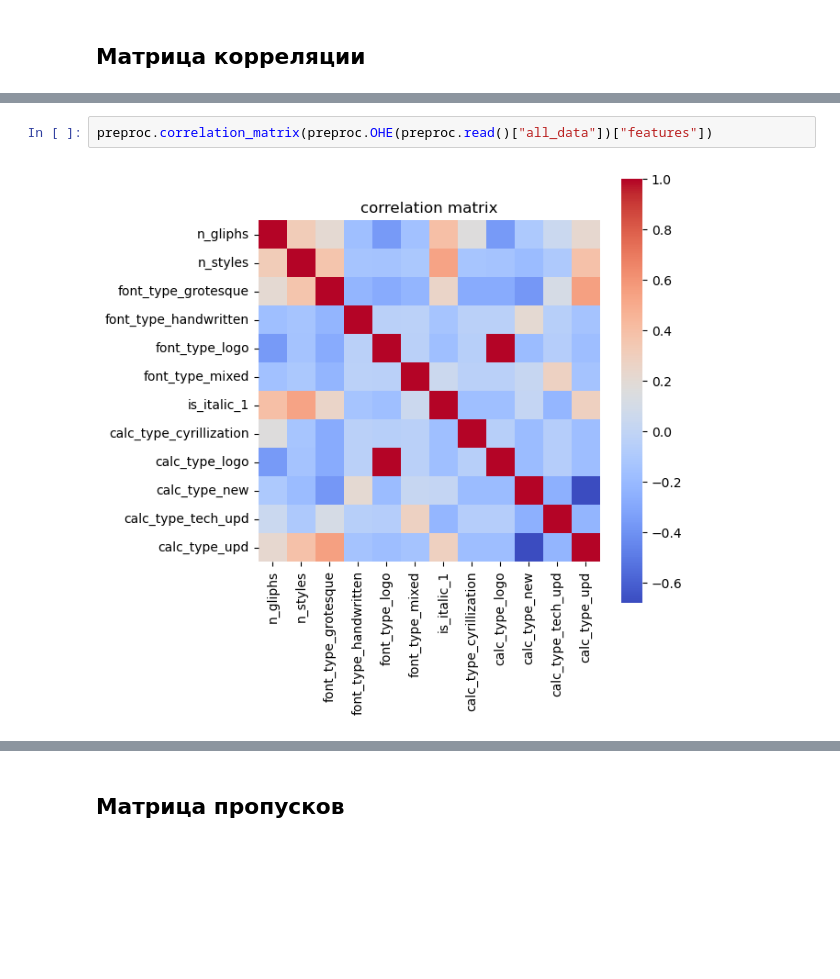
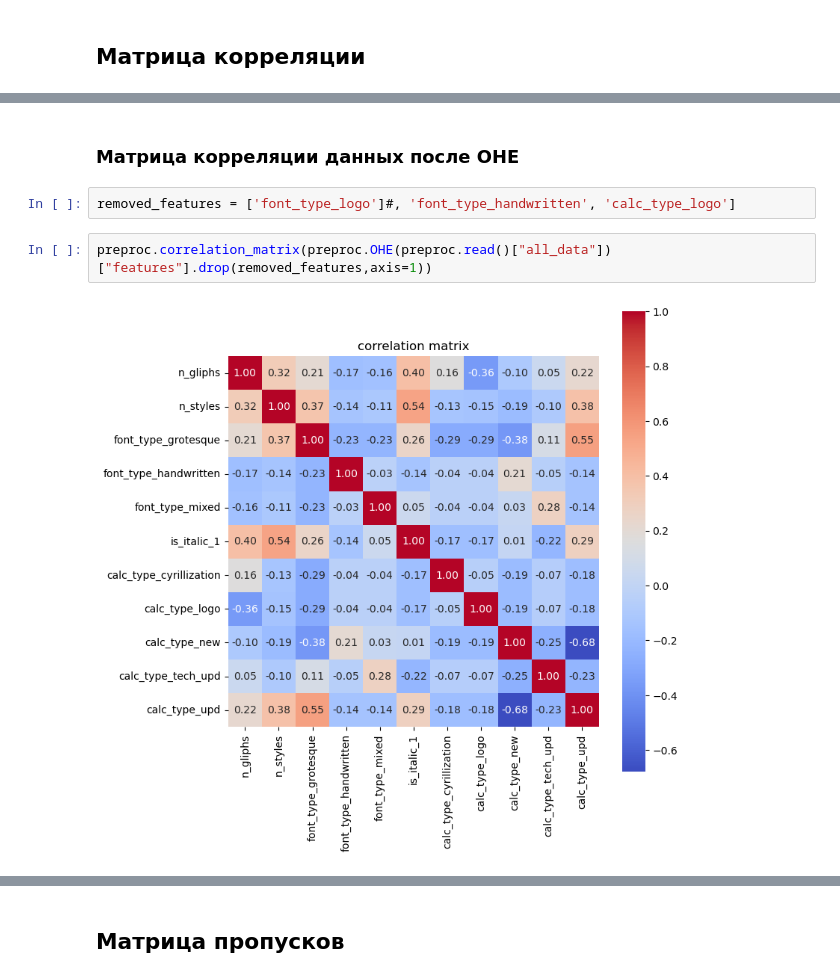
Before and after one commit to Sziringowski/time-calc-TT, a Jupyter notebook: analysis.ipynb, the cells around one changed output, grey strips where cells are left out. Drawn from its saved outputs; the diff is of its cells as text; blank space fills up the shorter version.

```diff
--- a/analysis.ipynb
+++ b/analysis.ipynb
@@ -9,4 +29,8 @@ import scripts.data_preprocessing as preproc
+# %% [markdown]
+### Матрица корреляции данных после OHE
+# %%
+removed_features = ['font_type_logo']#, 'font_type_handwritten', 'calc_type_logo']
 # %%
-preproc.correlation_matrix(preproc.OHE(preproc.read()["all_data"])["features"])
+preproc.correlation_matrix(preproc.OHE(preproc.read()["all_data"])["features"].drop(removed_features,axis=1))
 # %% [output]
-[figure, old version]
+[figure, new version]
```
Also changed, not shown: parts of 9 cells of this notebook, 8 other files.
